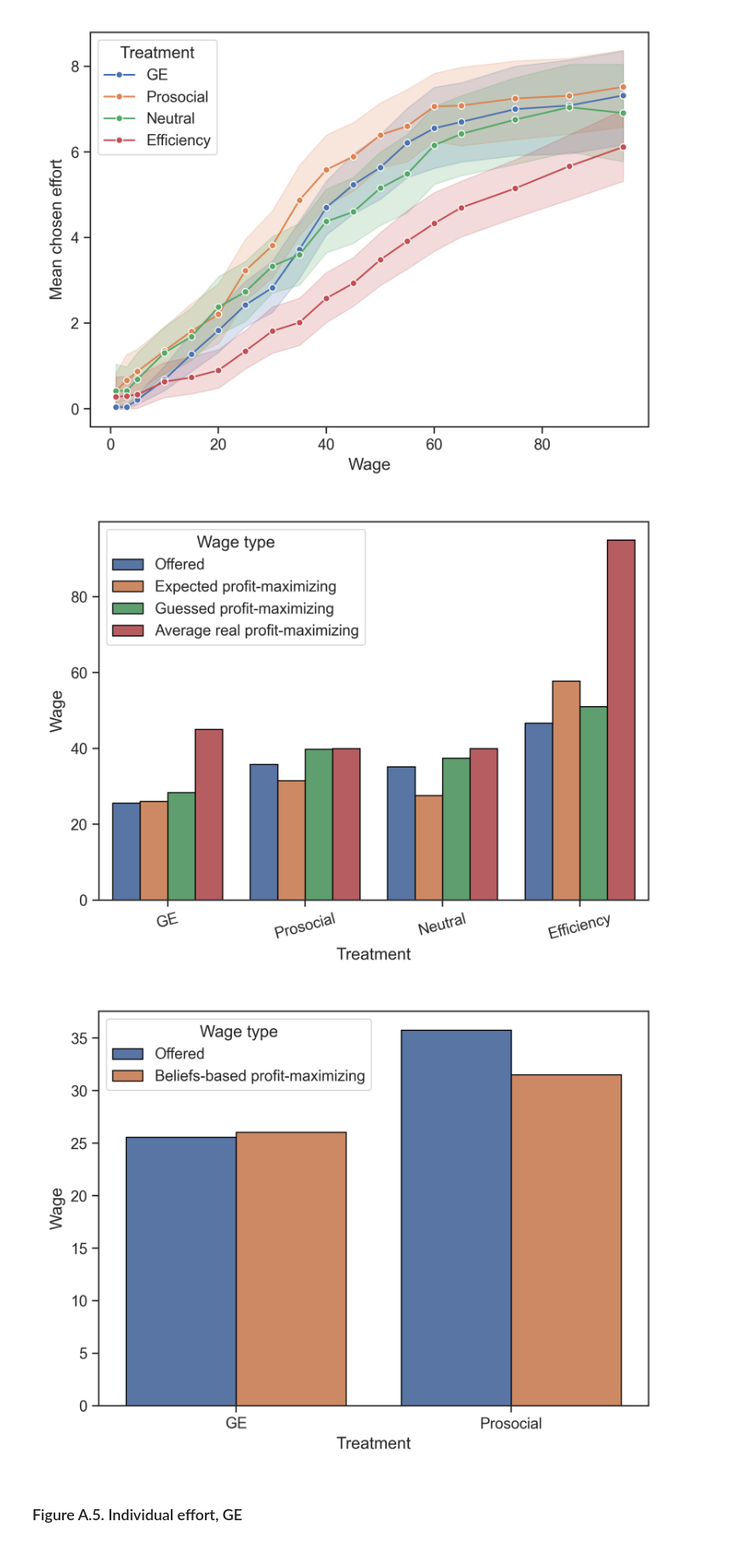
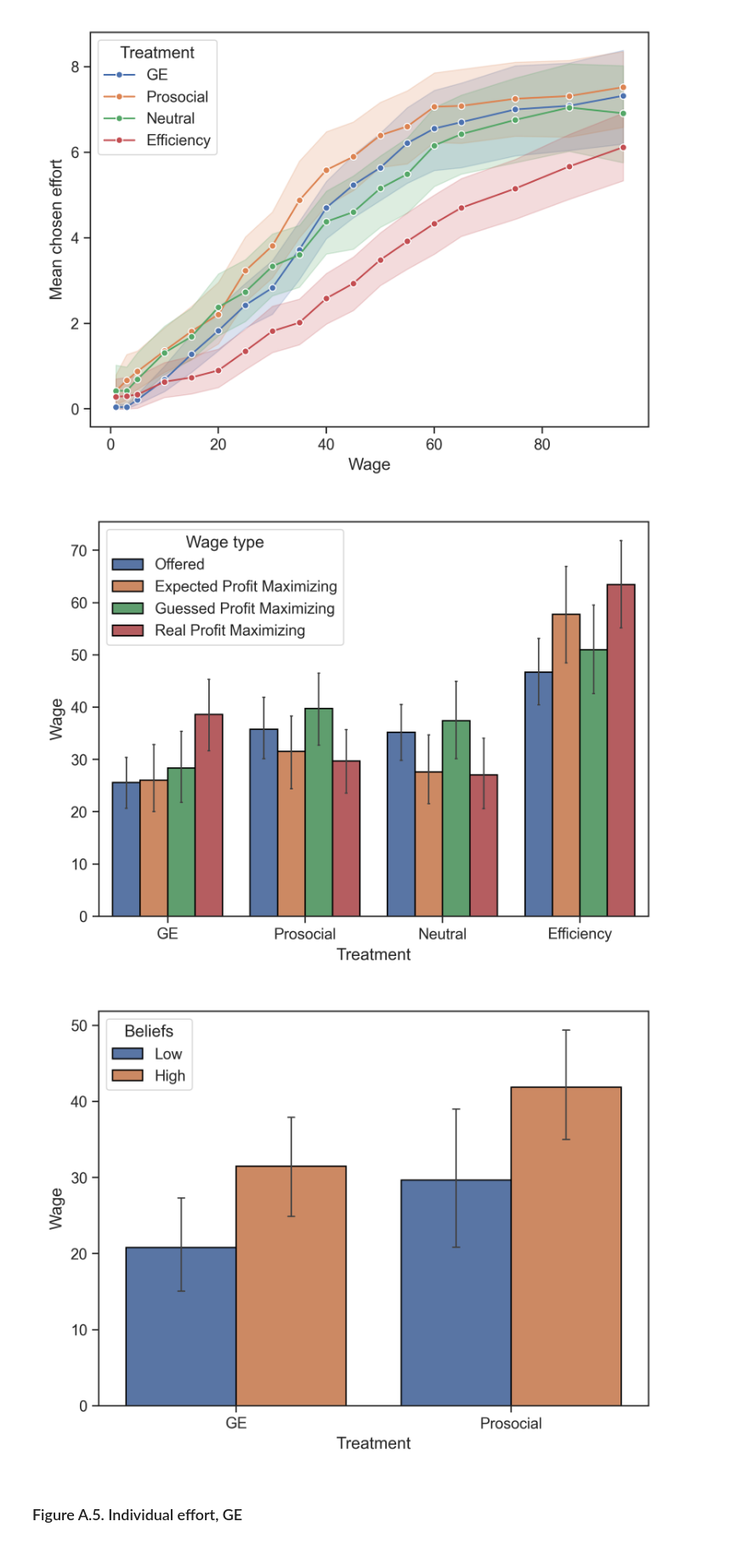
Before and after one commit to armoutihansen/efficiency-wages, a Jupyter notebook: analysis.ipynb, the cells around one changed output. Shown at 85% size. Drawn from its saved outputs; the diff is of its cells as text; code cells hidden in the pictures.

```diff
--- a/analysis.ipynb
+++ b/analysis.ipynb
@@ -1252,24 +1313,37 @@ display(Image(filename=str(APPENDIX_FIGURES / "supp_fig_a2_chosen_effort_all.png
 # %% [output]
 [figure]
 # %%
-sns.barplot(data=wage_summary, x="Treatment", y="Wage", hue="Wage type", order=DISPLAY_ORDER, errorbar=None, edgecolor="black")
-plt.ylabel("Wage")
-plt.xticks(rotation=15)
+
+plot_wage_comparison(wage_summary, DISPLAY_ORDER)
 save_current_figure(APPENDIX_FIGURES / "supp_fig_a3_wage_comparisons_all.png")
 display(Image(filename=str(APPENDIX_FIGURES / "supp_fig_a3_wage_comparisons_all.png")))
 # %% [output]
-[figure, old version]
+[figure, new version]
 # %%
-median_expected = wage_summary[(wage_summary["Treatment"].isin(["GE", "Prosocial"])) & (wage_summary["Wage type"] == "Expected profit-maximizing")].copy()
-offered = wage_summary[(wage_summary["Treatment"].isin(["GE", "Prosocial"])) & (wage_summary["Wage type"] == "Offered")].copy()
-median_expected["Wage type"] = "Beliefs-based profit-maximizing"
-fig_a4 = pd.concat([offered, median_expected], ignore_index=True)
-sns.barplot(data=fig_a4, x="Treatment", y="Wage", hue="Wage type", errorbar=None, edgecolor="black")
+
+fig_a4 = wage_summary_by_principal[wage_summary_by_principal["Treatment label"].isin(["GE", "Prosocial"])].copy()
+medians_beliefs = fig_a4.groupby("Treatment label")["expected_profitmax_wage"].transform("median")
+fig_a4["Beliefs"] = np.where(fig_a4["expected_profitmax_wage"] <= medians_beliefs, "Low", "High")
+sns.barplot(
+    data=fig_a4,
+    x="Treatment label",
+    y="PAWage",
+    hue="Beliefs",
+    estimator=np.mean,
+    errorbar=("ci", 95),
+    capsize=0.05,
+    err_kws={"linewidth": 1},
+    linewidth=1,
+    edgecolor="black",
+    order=["GE", "Prosocial"],
+    hue_order=["Low", "High"],
+)
+plt.xlabel("Treatment")
 plt.ylabel("Wage")
 save_current_figure(APPENDIX_FIGURES / "supp_fig_a4_beliefs_based_profitmax_wage.png")
 display(Image(filename=str(APPENDIX_FIGURES / "supp_fig_a4_beliefs_based_profitmax_wage.png")))
 # %% [output]
-[figure, old version]
+[figure, new version]
 # %%
 for treatment, title, filename in [
     ("P", "Figure A.5. Individual effort, GE", "supp_fig_a5_individual_effort_ge.png"),
```
Also changed, not shown: parts of 2 cells of this notebook, 4 other files.
